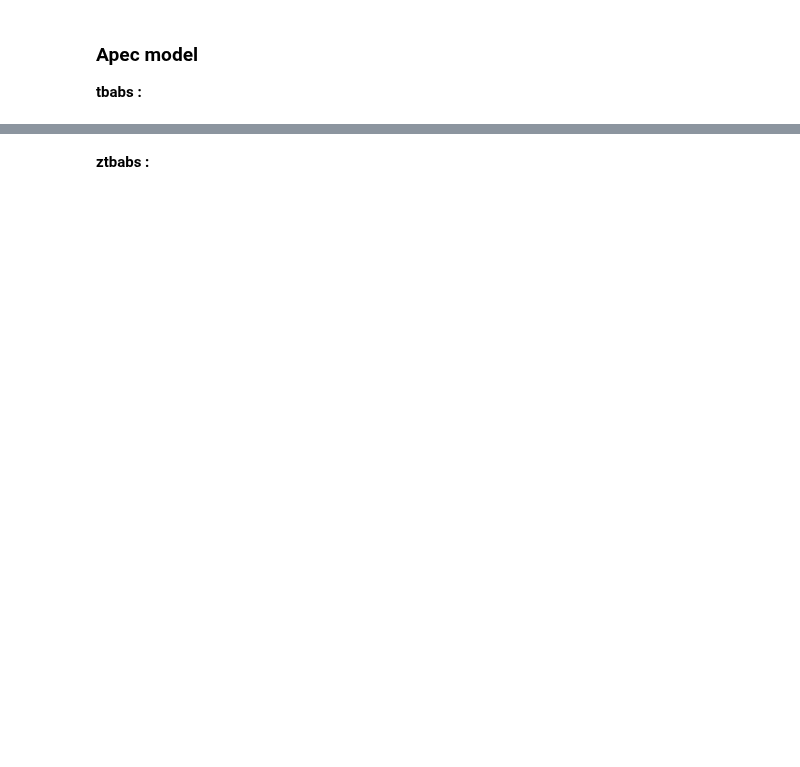
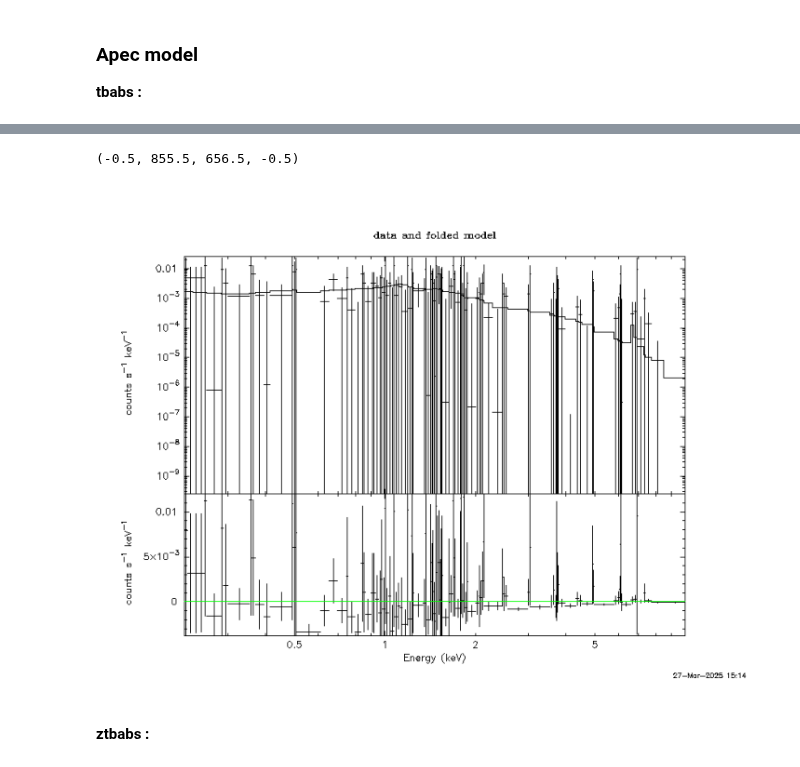
Before and after one commit to ceeliiaa/STONKS-alert, a Jupyter notebook: ObsID0945020133_SRCNUM3/EMOS/EMOS2/ObsID0945020133_SRCNUM3_EMOS2_Xspec(cstat).ipynb, the cells around one changed output, grey strips where cells are left out. Drawn from its saved outputs; the diff is of its cells as text; code cells hidden in the pictures; blank space fills up the shorter version.

```diff
--- a/ObsID0945020133_SRCNUM3/EMOS/EMOS2/ObsID0945020133_SRCNUM3_EMOS2_Xspec(cstat).ipynb
+++ b/ObsID0945020133_SRCNUM3/EMOS/EMOS2/ObsID0945020133_SRCNUM3_EMOS2_Xspec(cstat).ipynb
@@ -292,3 +290,10 @@ Exception: Error executing command: fit
+# %%
+img = plt.imread(glob.glob('ObsID*_SRCNUM*_E*_Spectrum_apec2.png')[0])
+plt.imshow(img)
+plt.axis('off')
+# %% [output]
+(-0.5, 855.5, 656.5, -0.5)
+[figure, added]
 # %% [markdown]
 **ztbabs :**
 # %%
```
Also changed, not shown: parts of 21 cells of this notebook, 1 other file.
